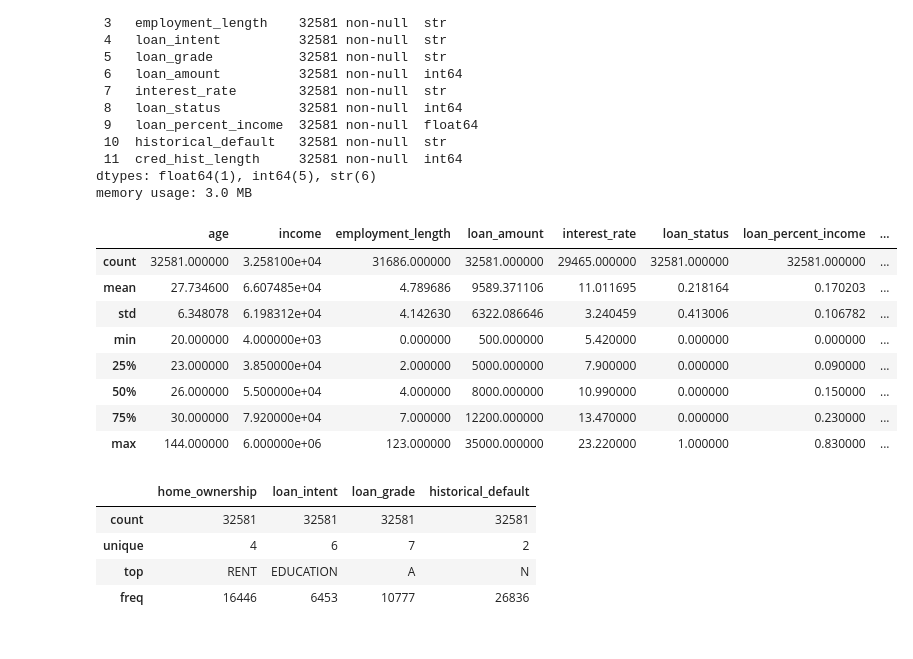
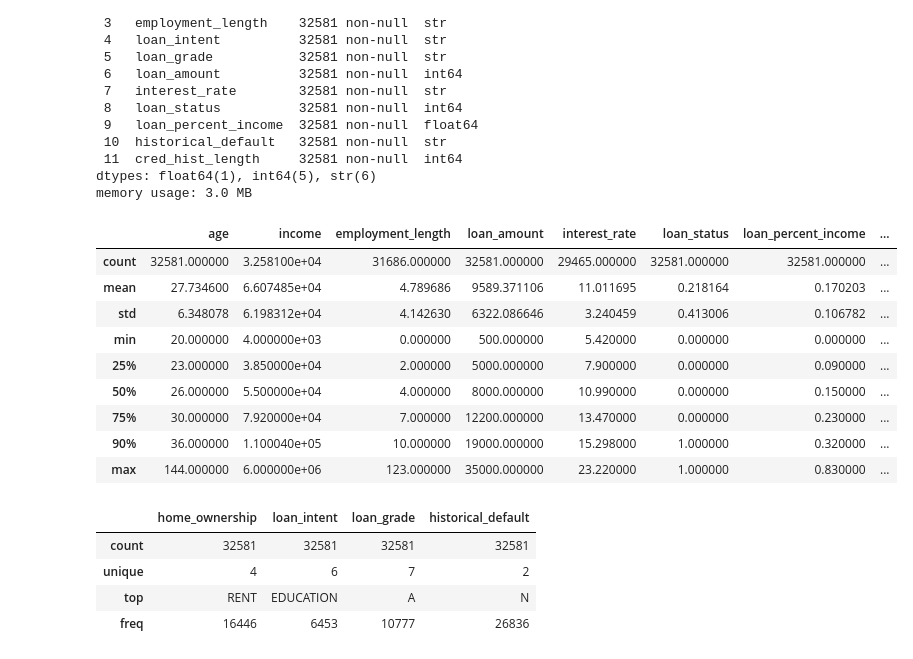
Before and after one commit to ajayn3300/Credit-Risk-Modelling, a Jupyter notebook: credit risk modelling.ipynb, the cells around one changed output. Drawn from its saved outputs; the diff is of its cells as text; code cells hidden in the pictures.

```diff
--- a/credit risk modelling.ipynb
+++ b/credit risk modelling.ipynb
@@ -60,16 +65,17 @@ df['employment_length'] = pd.to_numeric(df['employment_length'], errors='coerce'
 df['interest_rate'] = pd.to_numeric(df['interest_rate'], errors='coerce')
 # %%
 #descriptive statistics
-df.describe()
+df.describe(percentiles = [0.25, 0.5, 0.75, 0.9])
 # %% [output]
 |  | age | income | employment_length | loan_amount | interest_rate | loan_status | loan_percent_income | ... |
 | count | 32581.000000 | 3.258100e+04 | 31686.000000 | 32581.000000 | 29465.000000 | 32581.000000 | 32581.000000 | ... |
 | mean | 27.734600 | 6.607485e+04 | 4.789686 | 9589.371106 | 11.011695 | 0.218164 | 0.170203 | ... |
 | std | 6.348078 | 6.198312e+04 | 4.142630 | 6322.086646 | 3.240459 | 0.413006 | 0.106782 | ... |
 | min | 20.000000 | 4.000000e+03 | 0.000000 | 500.000000 | 5.420000 | 0.000000 | 0.000000 | ... |
 | 25% | 23.000000 | 3.850000e+04 | 2.000000 | 5000.000000 | 7.900000 | 0.000000 | 0.090000 | ... |
 | 50% | 26.000000 | 5.500000e+04 | 4.000000 | 8000.000000 | 10.990000 | 0.000000 | 0.150000 | ... |
 | 75% | 30.000000 | 7.920000e+04 | 7.000000 | 12200.000000 | 13.470000 | 0.000000 | 0.230000 | ... |
+| 90% | 36.000000 | 1.100040e+05 | 10.000000 | 19000.000000 | 15.298000 | 1.000000 | 0.320000 | ... |
 | max | 144.000000 | 6.000000e+06 | 123.000000 | 35000.000000 | 23.220000 | 1.000000 | 0.830000 | ... |
 # %%
 # descriptive statistics for categorical variables
```
Also changed, not shown: parts of 21 cells of this notebook.
